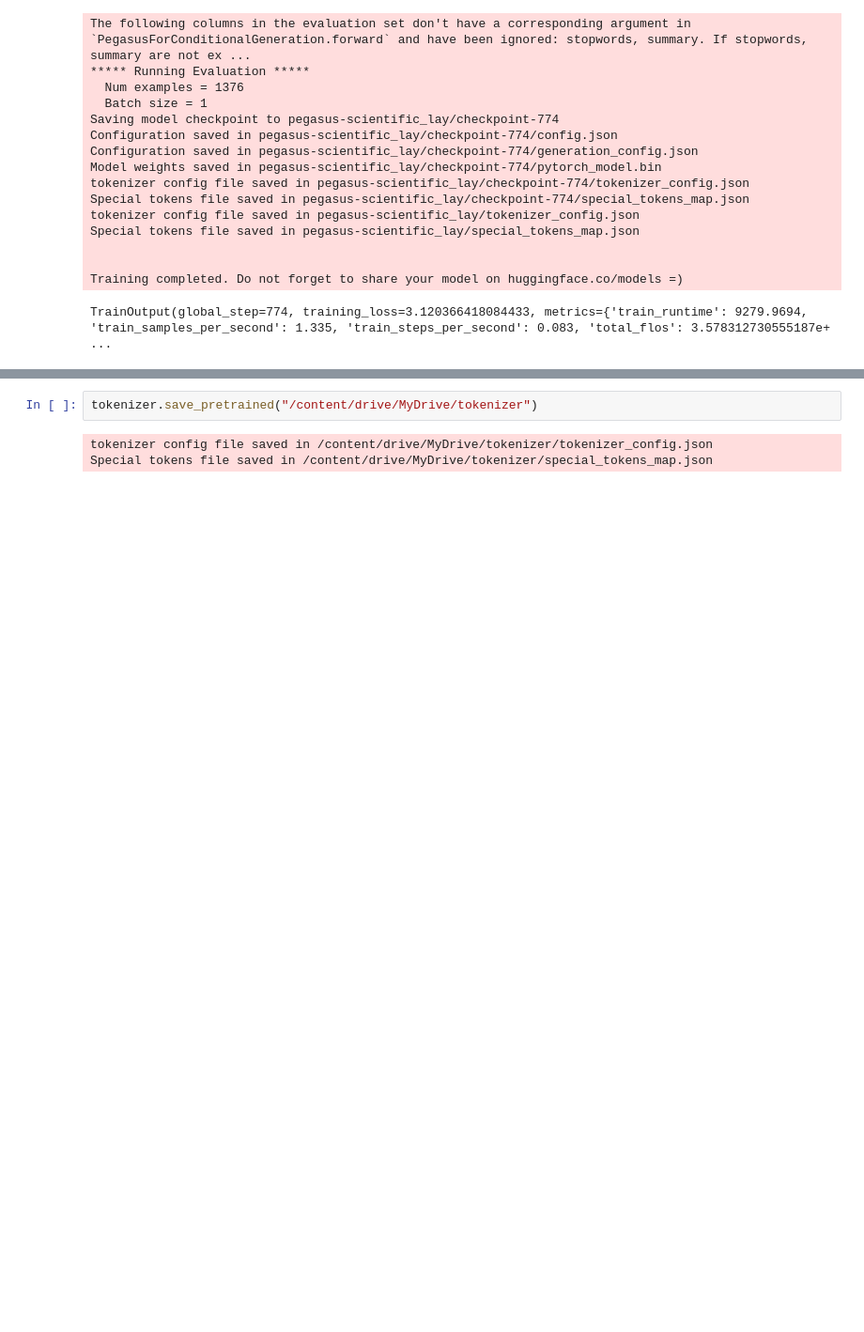
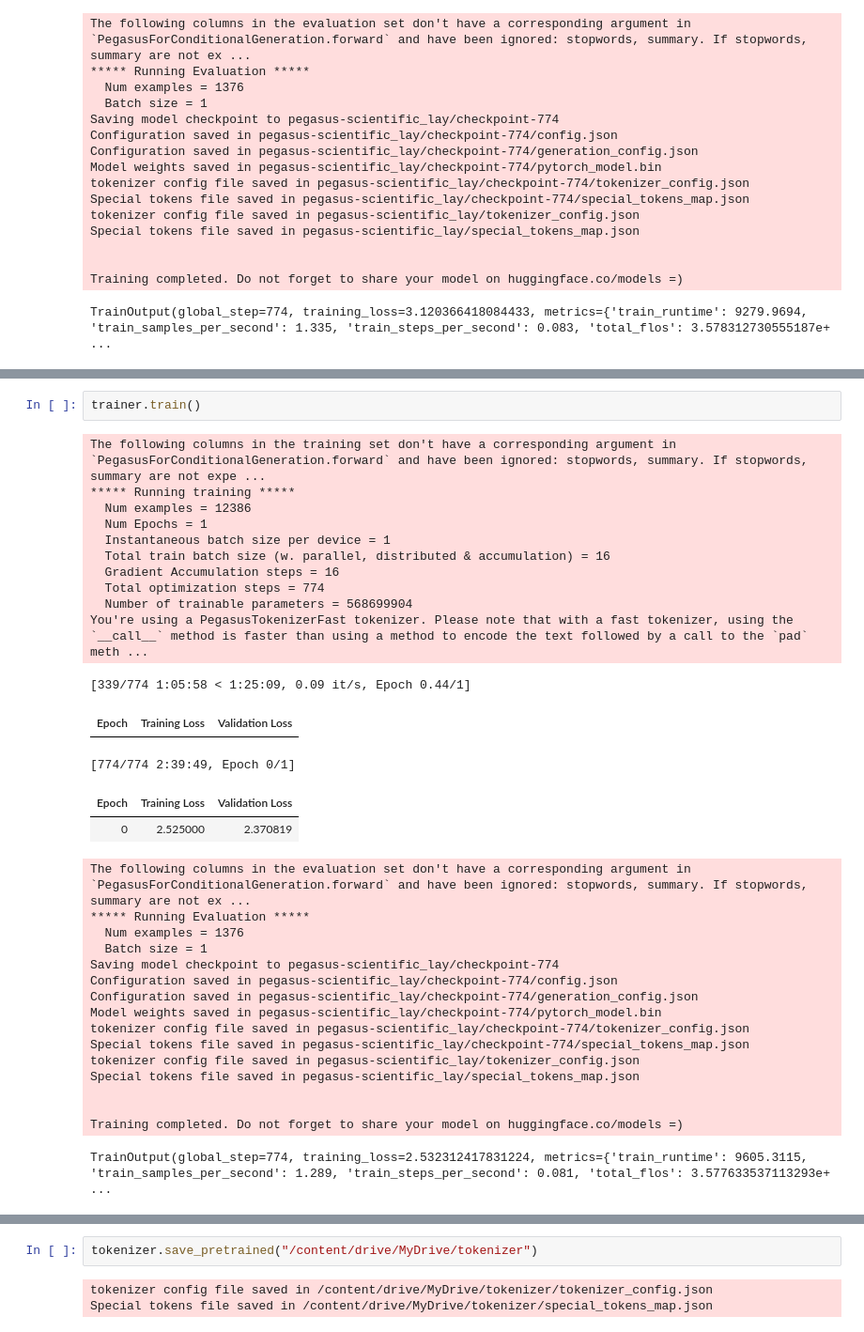
Before and after one commit to anandhulk/MainProject, a Jupyter notebook: Tranformer_model_fine-tuning_summarization.ipynb, the cells around one changed output, grey strips where cells are left out. Shown: that part at 94% size. Cells and saved outputs as stored; diff of their text form; blank space fills up the shorter version.

```diff
--- a/Tranformer_model_fine-tuning_summarization.ipynb
+++ b/Tranformer_model_fine-tuning_summarization.ipynb
@@ -390,0 +446,34 @@ TrainOutput(global_step=774, training_loss=3.120366418084433, metrics={'train_ru
+# %%
+trainer.train()
+# %% [output]
+The following columns in the training set don't have a corresponding argument in `PegasusForConditionalGeneration.forward` and have been ignored: stopwords, summary. If stopwords, summary are not expe ...
+***** Running training *****
+  Num examples = 12386
+  Num Epochs = 1
+  Instantaneous batch size per device = 1
+  Total train batch size (w. parallel, distributed & accumulation) = 16
+  Gradient Accumulation steps = 16
+  Total optimization steps = 774
+  Number of trainable parameters = 568699904
+You're using a PegasusTokenizerFast tokenizer. Please note that with a fast tokenizer, using the `__call__` method is faster than using a method to encode the text followed by a call to the `pad` meth ...
+[339/774 1:05:58 < 1:25:09, 0.09 it/s, Epoch 0.44/1]
+| Epoch | Training Loss | Validation Loss |
+[774/774 2:39:49, Epoch 0/1]
+| Epoch | Training Loss | Validation Loss |
+| 0 | 2.525000 | 2.370819 |
+The following columns in the evaluation set don't have a corresponding argument in `PegasusForConditionalGeneration.forward` and have been ignored: stopwords, summary. If stopwords, summary are not ex ...
+***** Running Evaluation *****
+  Num examples = 1376
+  Batch size = 1
+Saving model checkpoint to pegasus-scientific_lay/checkpoint-774
+Configuration saved in pegasus-scientific_lay/checkpoint-774/config.json
+Configuration saved in pegasus-scientific_lay/checkpoint-774/generation_config.json
+Model weights saved in pegasus-scientific_lay/checkpoint-774/pytorch_model.bin
+tokenizer config file saved in pegasus-scientific_lay/checkpoint-774/tokenizer_config.json
+Special tokens file saved in pegasus-scientific_lay/checkpoint-774/special_tokens_map.json
+tokenizer config file saved in pegasus-scientific_lay/tokenizer_config.json
+Special tokens file saved in pegasus-scientific_lay/special_tokens_map.json
+
+
+Training completed. Do not forget to share your model on huggingface.co/models =)
+TrainOutput(global_step=774, training_loss=2.532312417831224, metrics={'train_runtime': 9605.3115, 'train_samples_per_second': 1.289, 'train_steps_per_second': 0.081, 'total_flos': 3.577633537113293e+ ...
```
Also changed, not shown: parts of 28 cells of this notebook.
